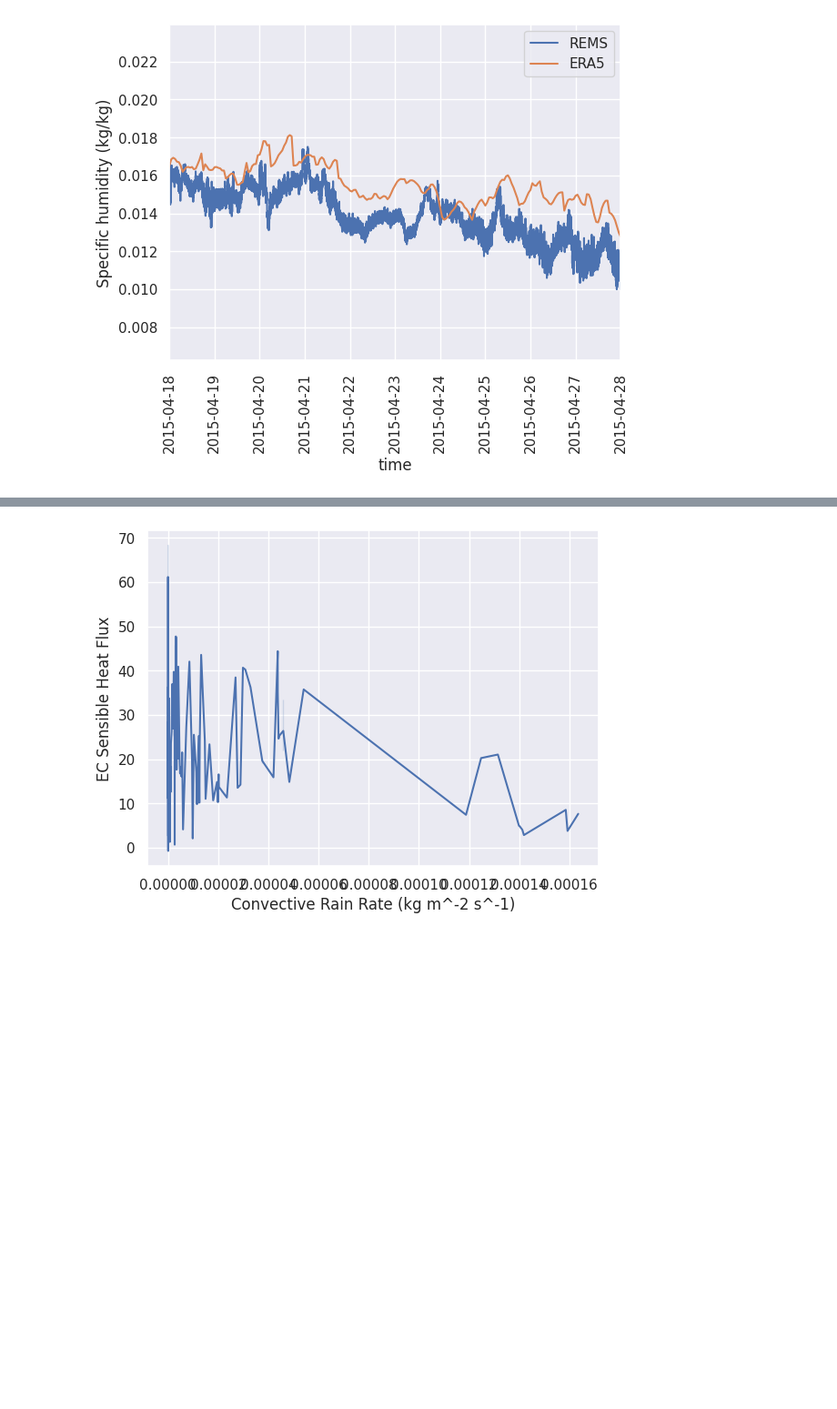
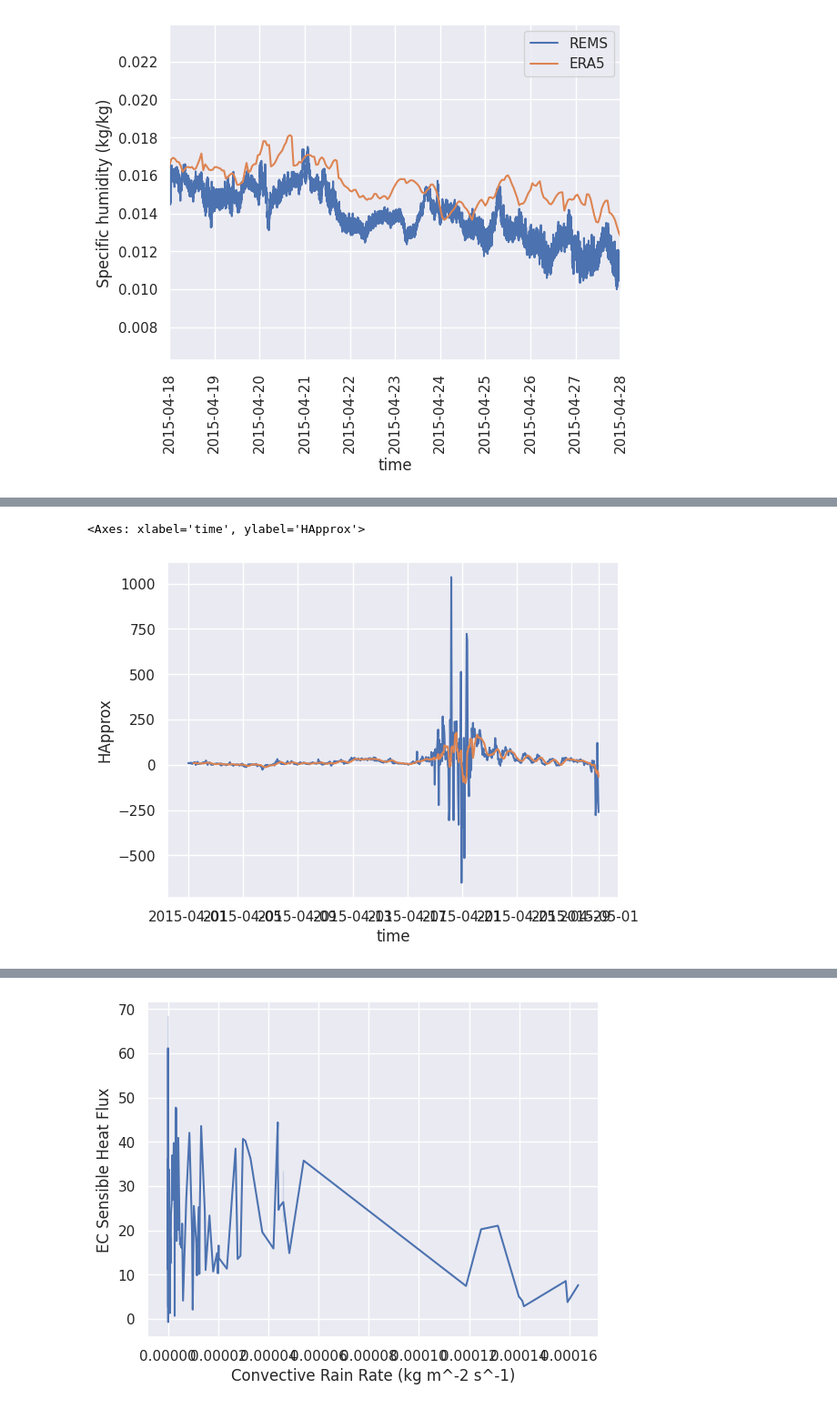
Before and after one commit to Michal-Novomestsky/MetOceanTools, a Jupyter notebook: Data_Analysis.ipynb, the cells around one changed output, grey strips where cells are left out. Shown at 91% size. Cells and saved outputs as stored; diff of their text form; code cells hidden in the pictures; blank space fills up the shorter version.

```diff
--- a/Data_Analysis.ipynb
+++ b/Data_Analysis.ipynb
@@ -52,3 +61,14 @@ ValueError: Could not interpret value `U_10` for parameter `y`
+# %%
+outDf = outDf.sort_values(by='time')
+windows = outDf.HApprox.rolling(window=10)#, step=10)#, center=True, win_type='cosine')
+
+sns.lineplot(data=outDf, x='time', y='HApprox')
+sns.lineplot(x=outDf.time, y=windows.mean())
+# plt.xlim([datetime.datetime.strptime("2015-04-05 01:00:00", '%Y-%m-%d %H:%M:%S'),
+#     datetime.datetime.strptime("2015-04-08 06:00:00", '%Y-%m-%d %H:%M:%S')])
+# %% [output]
+<Axes: xlabel='time', ylabel='HApprox'>
+[figure, added]
 # %%
 sns.lineplot(x=eraDf.timemet, y=eraDf.swh)#y=eraDf.swh*8.93*10**-5)
 plt.show()
```
Also changed, not shown: parts of 6 cells of this notebook, 3 other files.
